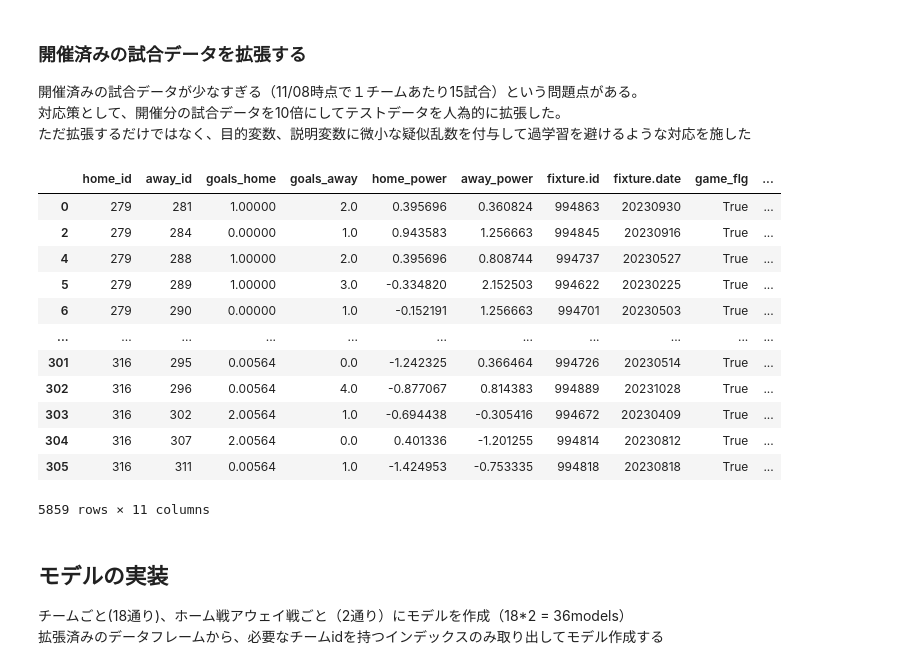
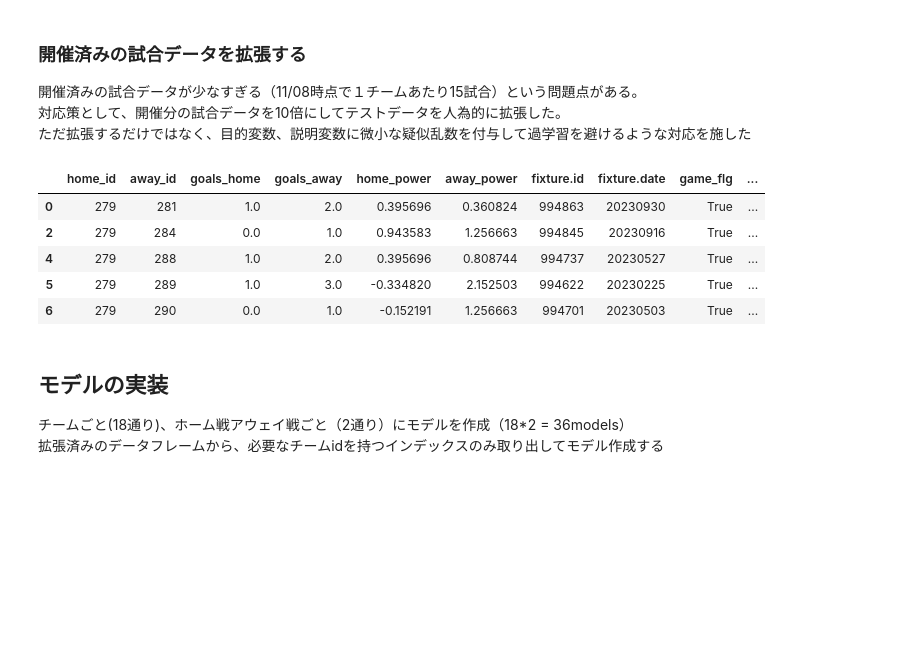
Before and after one commit to yam1227/j1League_analysis, a Jupyter notebook: analytics/glm_poisson.ipynb, the cells around one changed output. Saved outputs shown, nothing was run; the diff lists cells and outputs as text; code cells hidden in the pictures; blank space fills up the shorter version.

```diff
--- a/analytics/glm_poisson.ipynb
+++ b/analytics/glm_poisson.ipynb
@@ -373,34 +346,27 @@ df_team_name.head(5)
 # %%
 #　データが少ないためデータの拡張を行う。欠損値の入ったデータを拡張してもしょうがないので、欠損値を除去してから拡張する
 df_form = df_form.dropna()
 df_form_sub = df_form.copy()
 # データを今の10倍にする
 for i in range(20):
     # データ拡張の際に、目的変数、説明変数を微小な乱数で修正する
     random_value = np.random.uniform(-0.025, 0.025)
     exp_data = df_form_sub.copy()
     exp_data[['goals_home', 'home_power','away_power', 'streak_home', 'streak_away']] += random_value
 
     # 作成したデータフレームを、縦方向に結合する
     if i == 0:
         df_form_2 = pd.concat([df_form,pd.DataFrame(exp_data)])
     else :
         df_form_2 =pd.concat([df_form_2, pd.DataFrame(exp_data)])
-df_form_2
+df_form_2.head(5)
 # %% [output]
 |  | home_id | away_id | goals_home | goals_away | home_power | away_power | fixture.id | fixture.date | game_flg | ... |
-| 0 | 279 | 281 | 1.00000 | 2.0 | 0.395696 | 0.360824 | 994863 | 20230930 | True | ... |
-| 2 | 279 | 284 | 0.00000 | 1.0 | 0.943583 | 1.256663 | 994845 | 20230916 | True | ... |
-| 4 | 279 | 288 | 1.00000 | 2.0 | 0.395696 | 0.808744 | 994737 | 20230527 | True | ... |
-| 5 | 279 | 289 | 1.00000 | 3.0 | -0.334820 | 2.152503 | 994622 | 20230225 | True | ... |
-| 6 | 279 | 290 | 0.00000 | 1.0 | -0.152191 | 1.256663 | 994701 | 20230503 | True | ... |
-| ... | ... | ... | ... | ... | ... | ... | ... | ... | ... | ... |
-| 301 | 316 | 295 | 0.00564 | 0.0 | -1.242325 | 0.366464 | 994726 | 20230514 | True | ... |
-| 302 | 316 | 296 | 0.00564 | 4.0 | -0.877067 | 0.814383 | 994889 | 20231028 | True | ... |
-| 303 | 316 | 302 | 2.00564 | 1.0 | -0.694438 | -0.305416 | 994672 | 20230409 | True | ... |
-| 304 | 316 | 307 | 2.00564 | 0.0 | 0.401336 | -1.201255 | 994814 | 20230812 | True | ... |
-| 305 | 316 | 311 | 0.00564 | 1.0 | -1.424953 | -0.753335 | 994818 | 20230818 | True | ... |
+| 0 | 279 | 281 | 1.0 | 2.0 | 0.395696 | 0.360824 | 994863 | 20230930 | True | ... |
+| 2 | 279 | 284 | 0.0 | 1.0 | 0.943583 | 1.256663 | 994845 | 20230916 | True | ... |
+| 4 | 279 | 288 | 1.0 | 2.0 | 0.395696 | 0.808744 | 994737 | 20230527 | True | ... |
+| 5 | 279 | 289 | 1.0 | 3.0 | -0.334820 | 2.152503 | 994622 | 20230225 | True | ... |
+| 6 | 279 | 290 | 0.0 | 1.0 | -0.152191 | 1.256663 | 994701 | 20230503 | True | ... |
-5859 rows × 11 columns
 # %% [markdown]
 ## モデルの実装
 チームごと(18通り)、ホーム戦アウェイ戦ごと（2通り）にモデルを作成（18*2 = 36models）<br>
```
Also changed, not shown: parts of 5 cells of this notebook.
